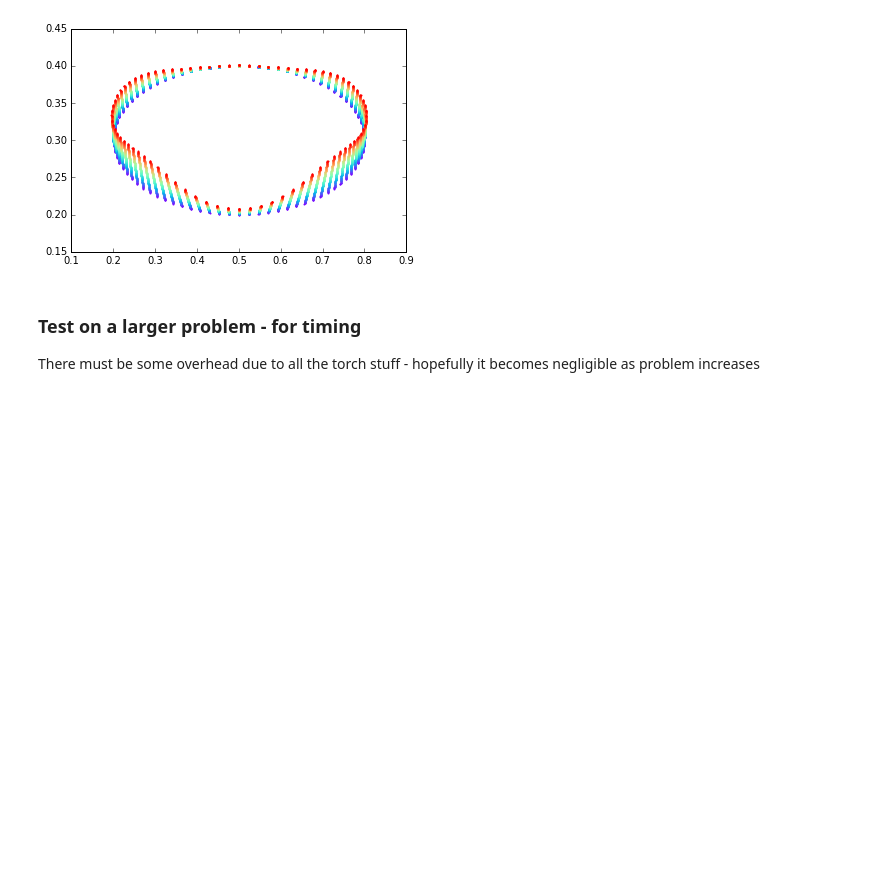
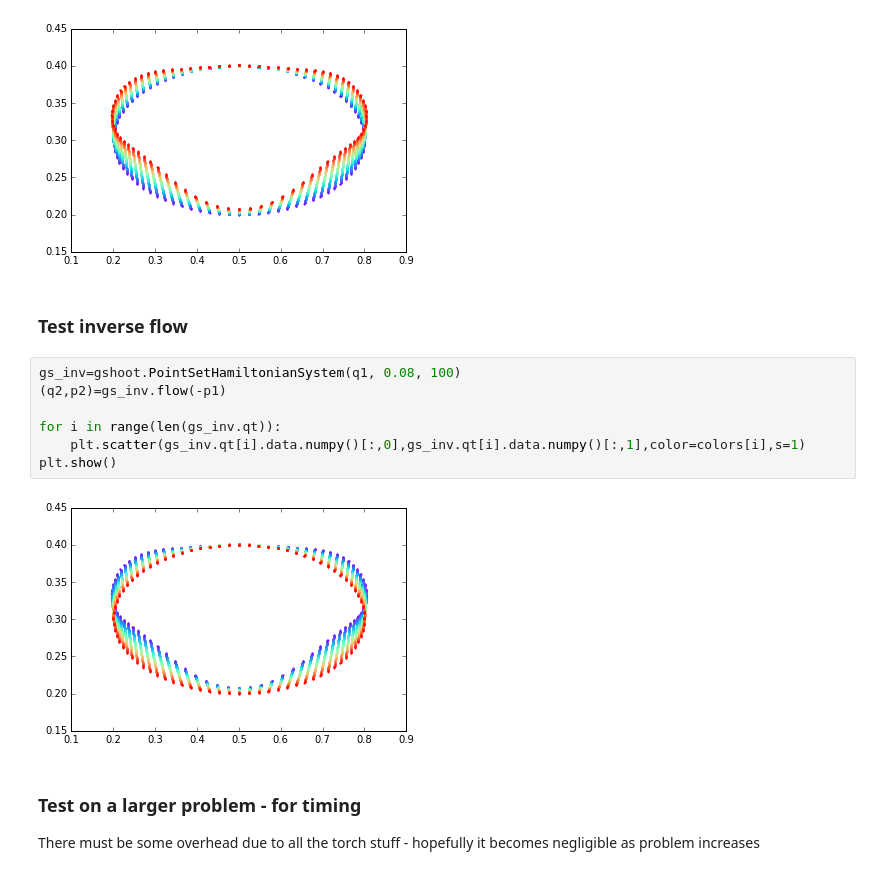
Before and after one commit to pyushkevich/pytorch-cmrep, a Jupyter notebook: Gshoot_test.ipynb, the cells around one changed output. Drawn from its saved outputs; the diff is of its cells as text; blank space fills up the shorter version.

Commit message:
Added inverse test

```diff
--- a/Gshoot_test.ipynb
+++ b/Gshoot_test.ipynb
@@ -51,6 +51,17 @@ for i in range(len(gs.qt)):
 plt.show()
 # %% [output]
 [figure]
+# %% [markdown]
+### Test inverse flow
+# %%
+gs_inv=gshoot.PointSetHamiltonianSystem(q1, 0.08, 100)
+(q2,p2)=gs_inv.flow(-p1)
+
+for i in range(len(gs_inv.qt)):
+    plt.scatter(gs_inv.qt[i].data.numpy()[:,0],gs_inv.qt[i].data.numpy()[:,1],color=colors[i],s=1)
+plt.show()
+# %% [output]
+[figure, added]
 # %% [markdown]
 ### Test on a larger problem - for timing
 There must be some overhead due to all the torch stuff - hopefully it becomes negligible as problem increases
```
Also changed, not shown: parts of 1 cell of this notebook.
